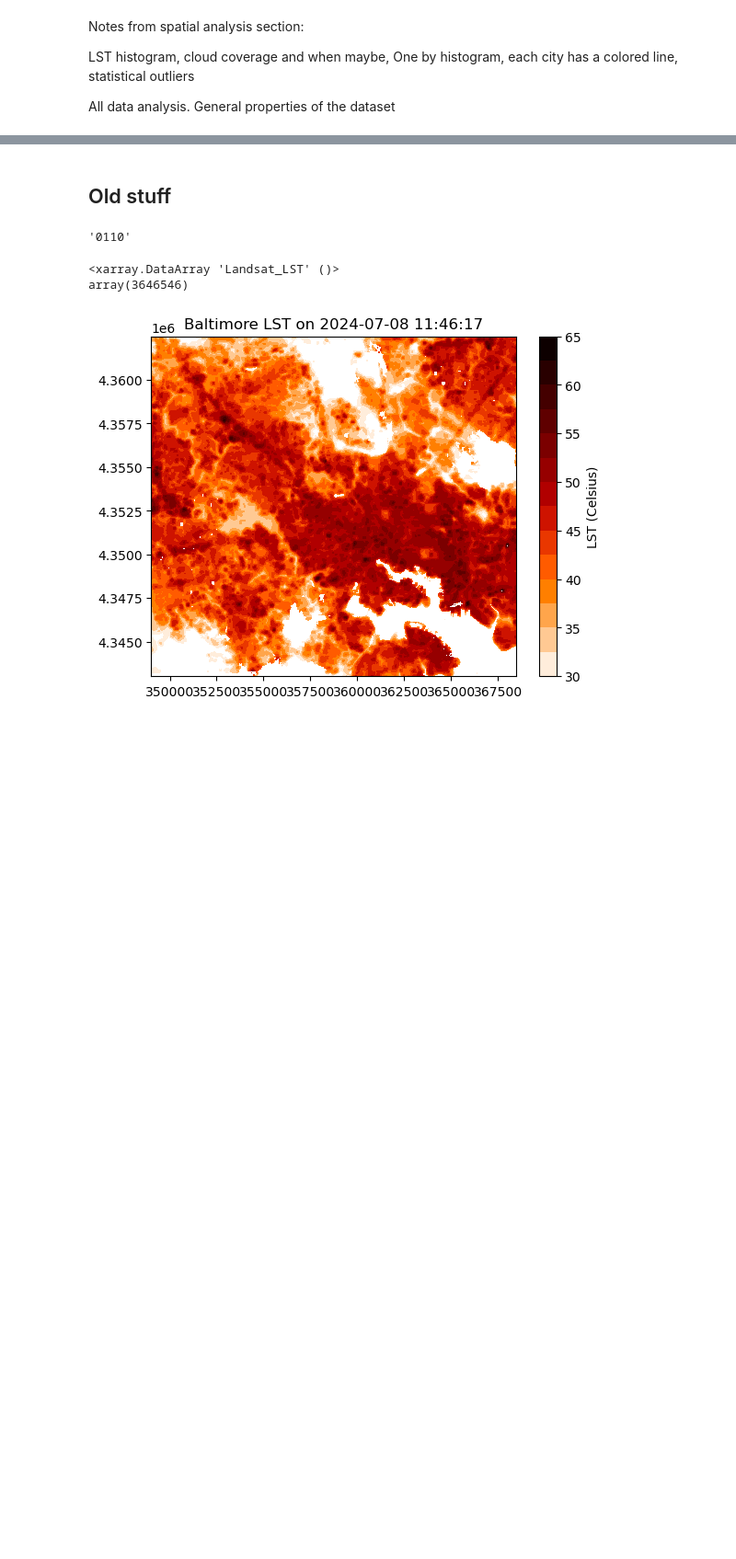
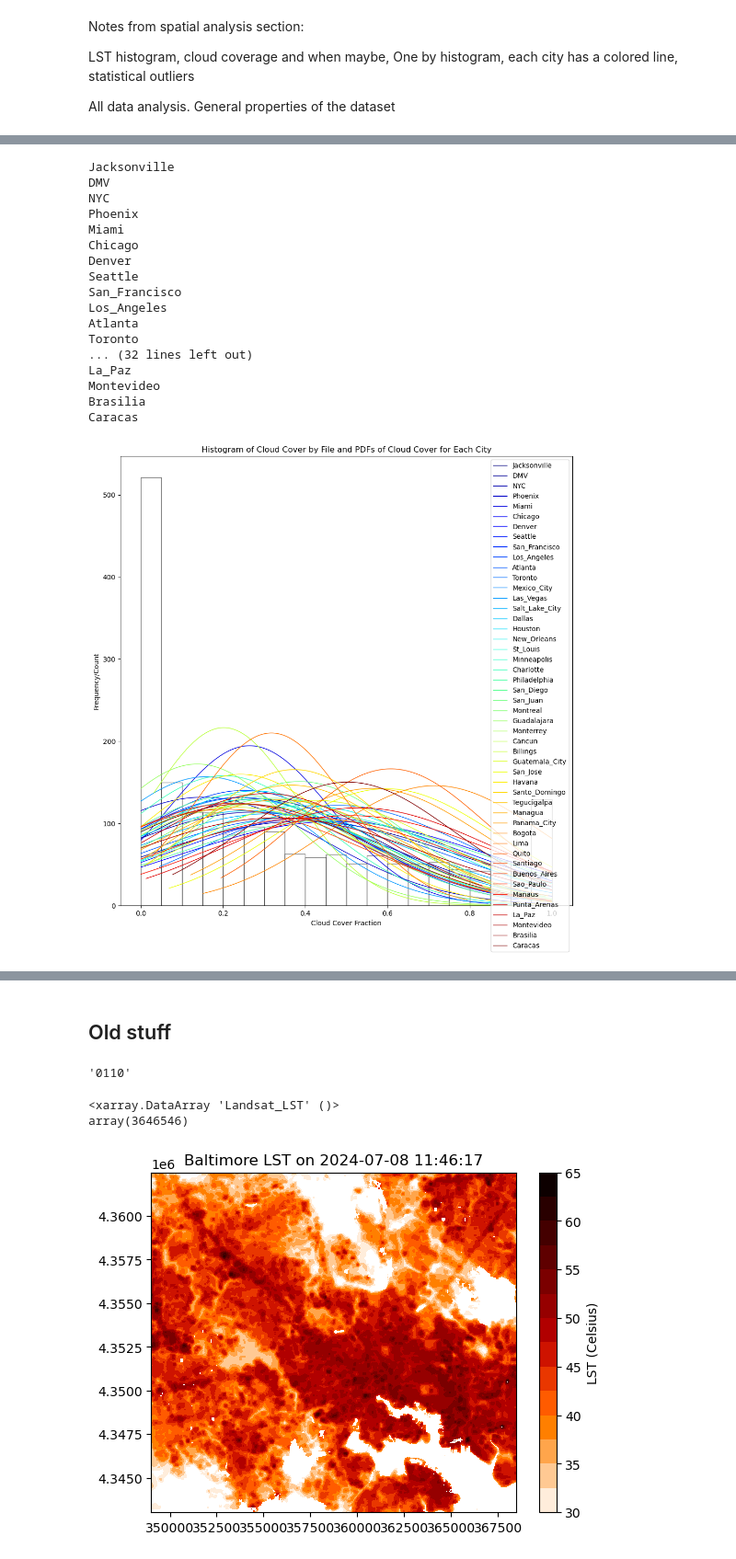
Before and after one commit to jstarfeldt/ML_UH_datasets, a Jupyter notebook: Jon_dataset_code/analysis.ipynb, the cells around one changed output, grey strips where cells are left out. Shown at 92% size. Saved outputs shown, nothing was run; the diff lists cells and outputs as text; code cells hidden in the pictures; blank space fills up the shorter version.

```diff
--- a/Jon_dataset_code/analysis.ipynb
+++ b/Jon_dataset_code/analysis.ipynb
@@ -125,0 +177,3 @@ Caracas
+# %%
+cloud = np.array([[s[-4] for s in line] for line in ds.Landsat_cloud_mask.values])
+cloud
@@ -125,0 +207,3 @@ Caracas
+# %%
+cloud_dict = {string: [] for string in cities}
+cloud_dict
@@ -125,0 +259,57 @@ Caracas
+# %%
+with open('/home/jonstar/scratch.gcurbanheat/all_cloud_fracs.pkl', 'wb') as file:
+    pickle.dump(city_data, file)
+with open('/home/jonstar/scratch.gcurbanheat/city_cloud_dicts.pkl', 'wb') as file:
+    pickle.dump(cloud_dict, file)
+# %%
+with open('/home/jonstar/scratch.gcurbanheat/all_cloud_fracs.pkl', 'rb') as file:
+    city_data = pickle.load(file)
+with open('/home/jonstar/scratch.gcurbanheat/city_cloud_dicts.pkl', 'rb') as file:
+    cloud_dict = pickle.load(file)
+# %%
+fig = plt.figure(figsize=(12, 12))
+colors = cm.jet(np.linspace(0, 1, 48))
+counts, bin_edges = np.histogram(city_data, bins=20)
+area = np.sum(counts*(np.nanmax(city_data)-np.nanmin(city_data))/20)
+
+i = 0
+for city in cities:
+    print(city)
+    data = cloud_dict[city]
+
+    mean = np.nanmean(data)
+    std_dev = np.nanstd(data)
+    x = np.linspace(np.nanmin(data), np.nanmax(data), 1000)
+    pdf = (1/(std_dev * np.sqrt(2 * np.pi))) * np.exp(-0.5 * ((x - mean) / std_dev)**2)
+
+    # Plot the line
+    plt.plot(x, pdf * area, color=colors[i], linewidth=1)
+    i += 1
+    #if i > 5:
+    #    break
+
+plt.hist(city_data, bins=20, alpha=0.5, color='white', edgecolor='black')
+plt.title('Histogram of Cloud Cover by File and PDFs of Cloud Cover for Each City')
+plt.xlabel('Cloud Cover Fraction')
+plt.ylabel('Frequency/Count')
+plt.legend(cities, loc='upper right')
+plt.show()
+# %% [output]
+Jacksonville
+DMV
+NYC
+Phoenix
+Miami
+Chicago
+Denver
+Seattle
+San_Francisco
+Los_Angeles
+Atlanta
+Toronto
+... (32 lines left out)
+La_Paz
+Montevideo
+Brasilia
+Caracas
+[figure, added]
```
Also changed, not shown: parts of 17 cells of this notebook, 1 other file.
